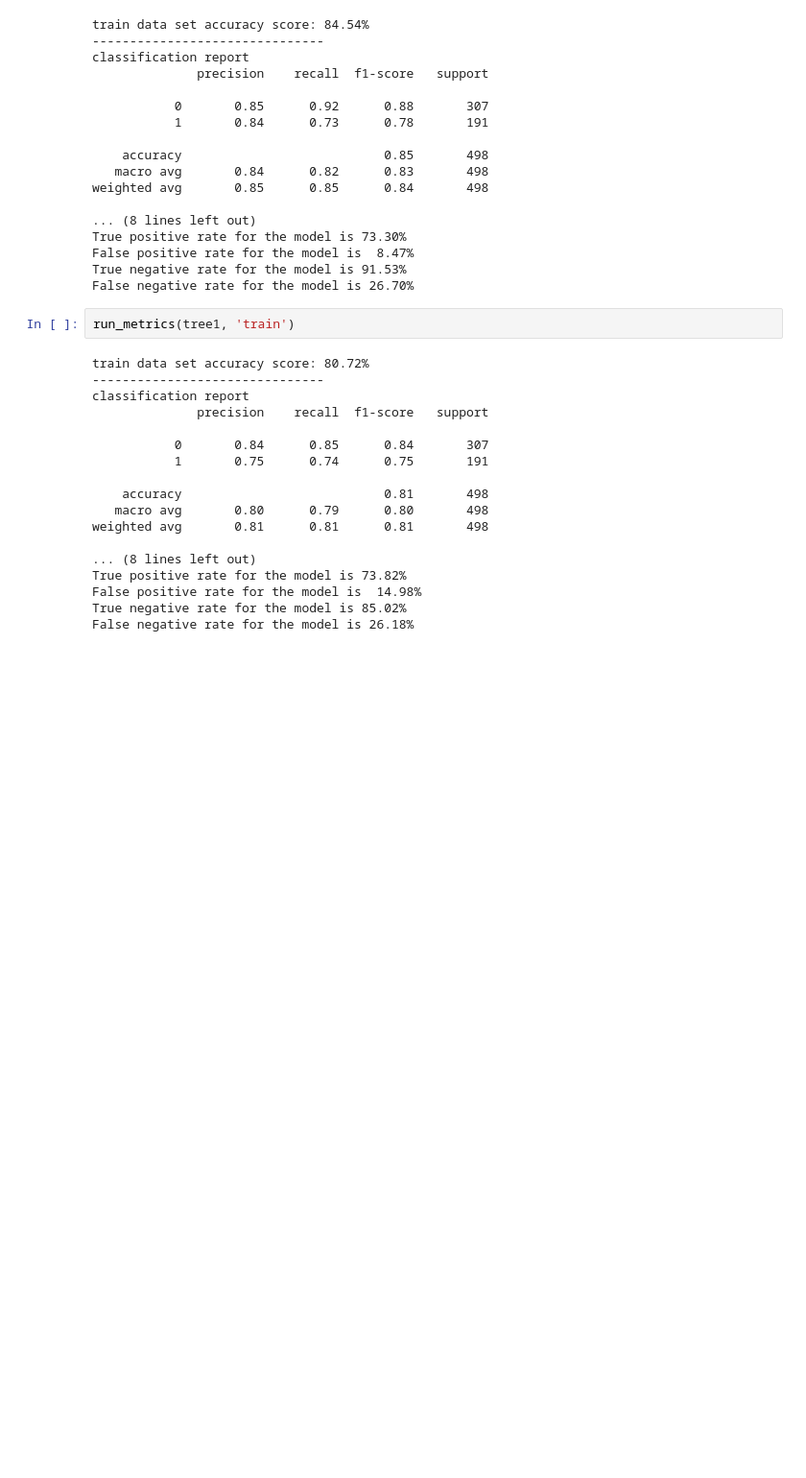
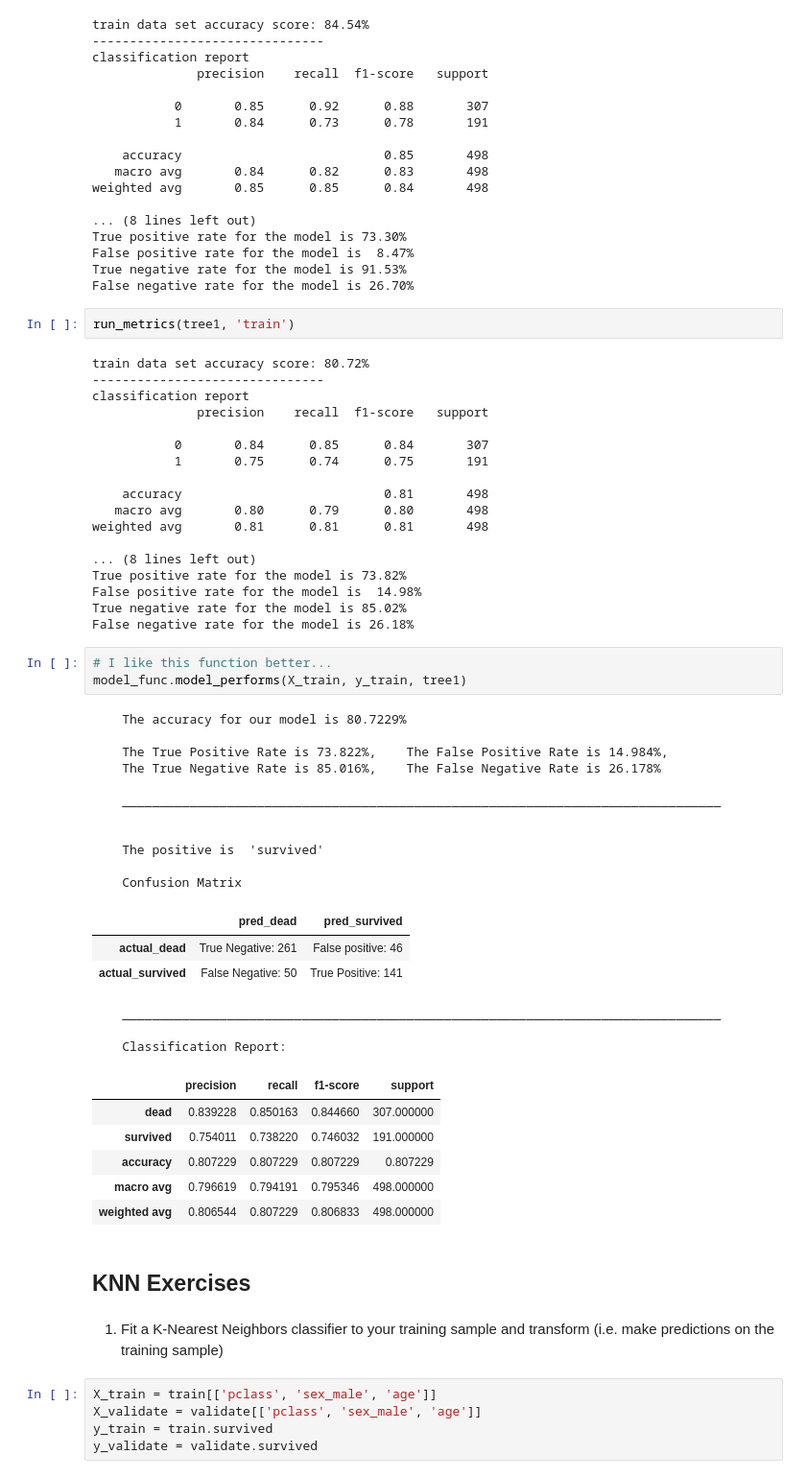
Before and after one commit to Tyler-Applegate/classification-exercises, a Jupyter notebook: model.ipynb, the cells around one changed output. Shown at 96% size. Saved outputs shown, nothing was run; the diff lists cells and outputs as text; blank space fills up the shorter version.

Commit message:
fancy functions

```diff
--- a/model.ipynb
+++ b/model.ipynb
@@ -848,3 +851,39 @@ True positive rate for the model is 73.82%
 False positive rate for the model is  14.98%
 True negative rate for the model is 85.02%
 False negative rate for the model is 26.18%
+# %%
+# I like this function better...
+model_func.model_performs(X_train, y_train, tree1)
+# %% [output]
+    The accuracy for our model is 80.7229%
+
+    The True Positive Rate is 73.822%,    The False Positive Rate is 14.984%,
+    The True Negative Rate is 85.016%,    The False Negative Rate is 26.178%
+
+    ________________________________________________________________________________
+
+
+    The positive is  'survived'
+
+    Confusion Matrix
+|  | pred_dead | pred_survived |
+| actual_dead | True Negative: 261 | False positive: 46 |
+| actual_survived | False Negative: 50 | True Positive: 141 |
+    ________________________________________________________________________________
+
+    Classification Report:
+|  | precision | recall | f1-score | support |
+| dead | 0.839228 | 0.850163 | 0.844660 | 307.000000 |
+| survived | 0.754011 | 0.738220 | 0.746032 | 191.000000 |
+| accuracy | 0.807229 | 0.807229 | 0.807229 | 0.807229 |
+| macro avg | 0.796619 | 0.794191 | 0.795346 | 498.000000 |
+| weighted avg | 0.806544 | 0.807229 | 0.806833 | 498.000000 |
+# %% [markdown]
+## KNN Exercises
+# %% [markdown]
+1. Fit a K-Nearest Neighbors classifier to your training sample and transform (i.e. make predictions on the training sample)
+# %%
+X_train = train[['pclass', 'sex_male', 'age']]
+X_validate = validate[['pclass', 'sex_male', 'age']]
+y_train = train.survived
+y_validate = validate.survived
```
Also changed, not shown: parts of 52 cells of this notebook, 7 other files.
